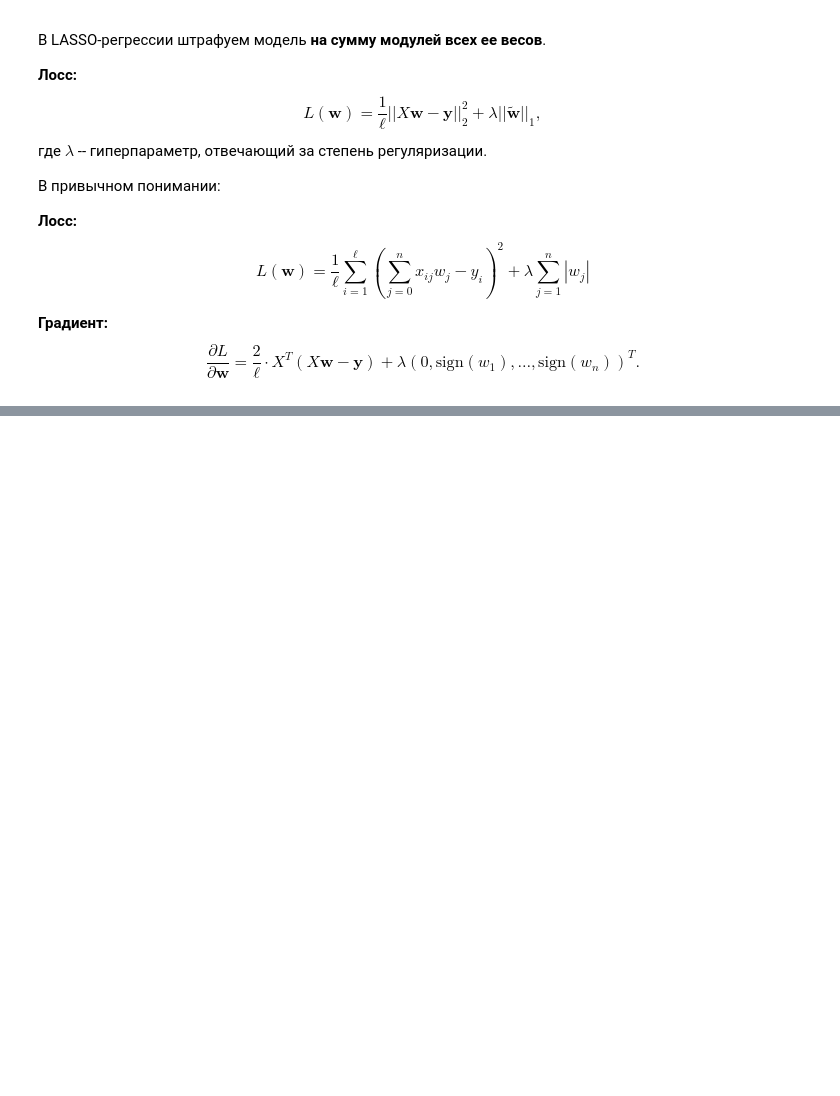
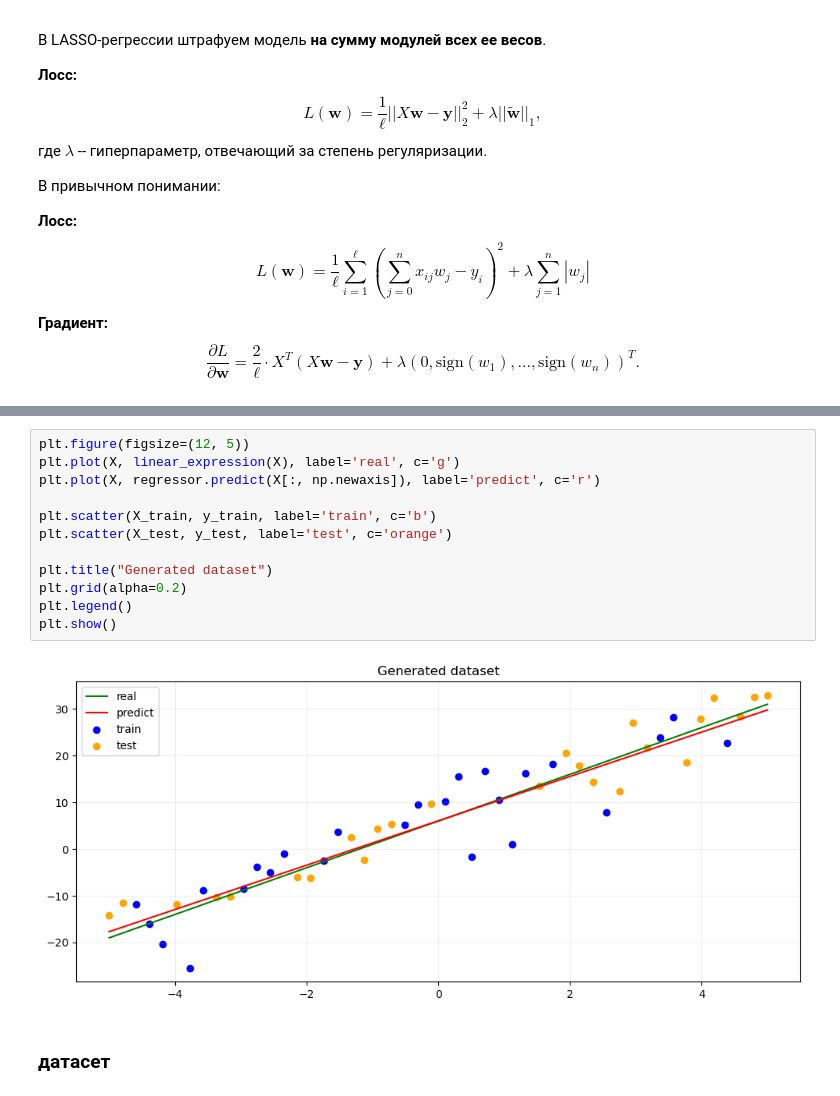
Before and after one commit to matalhim/ml, a Jupyter notebook: linear_models/regularization.ipynb, the cells around one changed output, grey strips where cells are left out. Cells and saved outputs as stored; diff of their text form; blank space fills up the shorter version.

```diff
--- a/linear_models/regularization.ipynb
+++ b/linear_models/regularization.ipynb
@@ -108,0 +156,16 @@ class MyLassoRegression(object):
+# %%
+plt.figure(figsize=(12, 5))
+plt.plot(X, linear_expression(X), label='real', c='g')
+plt.plot(X, regressor.predict(X[:, np.newaxis]), label='predict', c='r')
+
+plt.scatter(X_train, y_train, label='train', c='b')
+plt.scatter(X_test, y_test, label='test', c='orange')
+
+plt.title("Generated dataset")
+plt.grid(alpha=0.2)
+plt.legend()
+plt.show()
+# %% [output]
+[figure, added]
+# %% [markdown]
+### датасет
```
Also changed, not shown: parts of 26 cells of this notebook.
